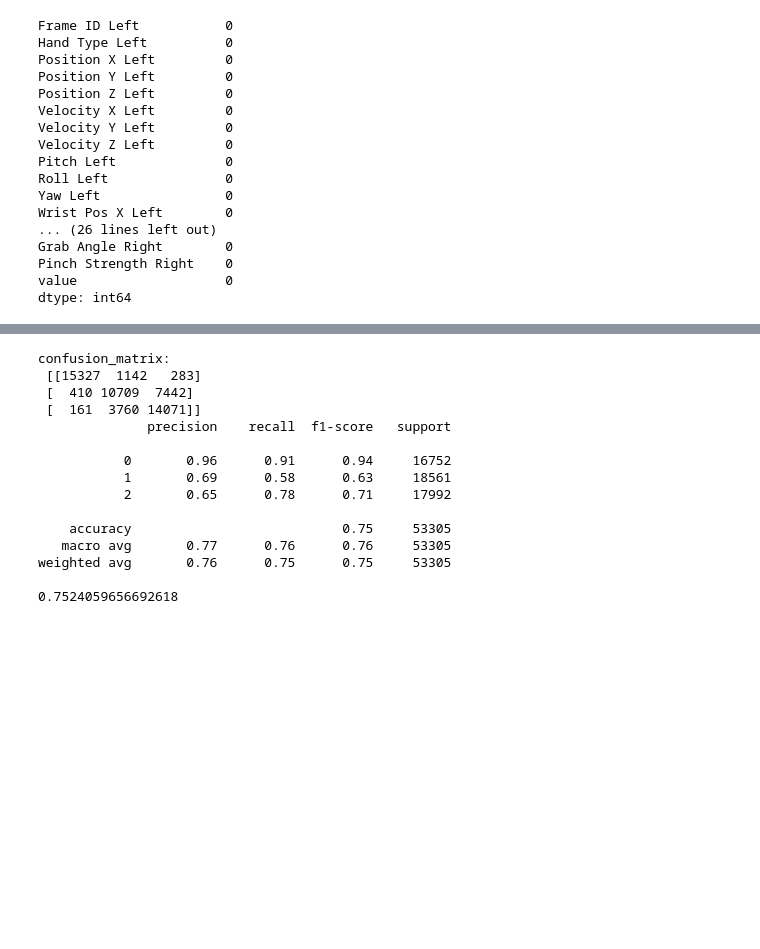
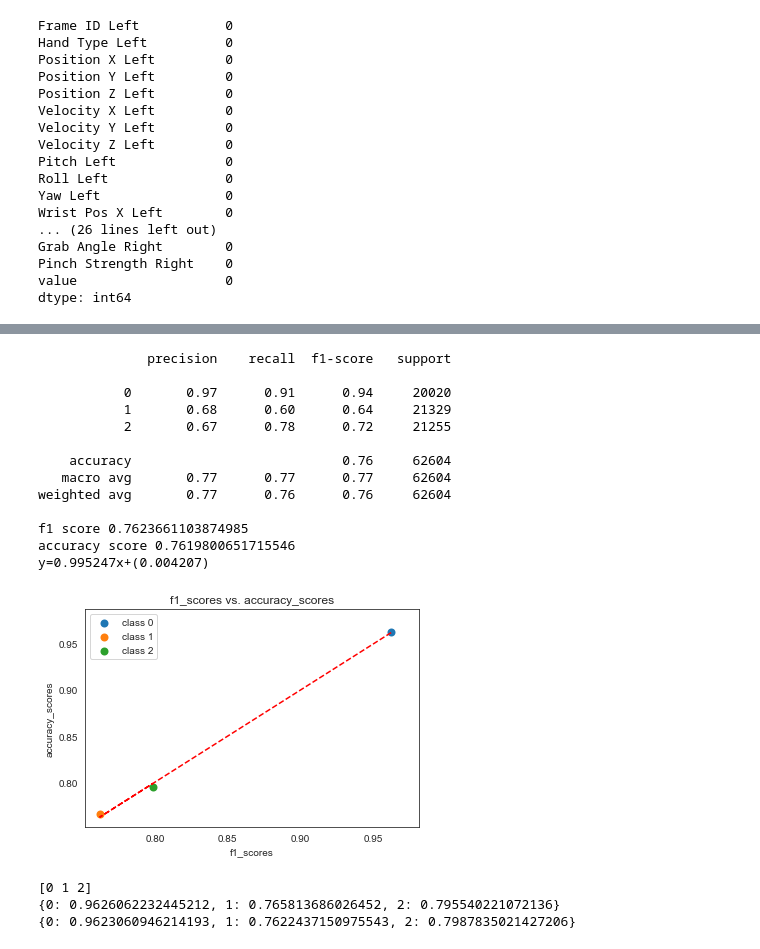
Before and after one commit to MtheEPIC/DataImaging, a Jupyter notebook: Hand_gestures.ipynb, the cells around one changed output, grey strips where cells are left out. Drawn from its saved outputs; the diff is of its cells as text; code cells hidden in the pictures; blank space fills up the shorter version.

```diff
--- a/Hand_gestures.ipynb
+++ b/Hand_gestures.ipynb
@@ -28,5 +28,6 @@ r_hand_path = 'data\\HandRight.csv'
 train_path = 'data\\Training\\*\\*'
 test_path = 'data\\Validation\\*\\*'
 START_DELAY = 7
+model_dict = {}
 # %% [markdown]
 # Funcs
@@ -105,0 +152,9 @@ def mod_df(df, r_hand_df=None):
+# %%
+def score_models(model, model_scores=None, true=None, pred=None):
+    if model_scores is None:
+        model_scores = [f1_score(true, pred, average='micro'), accuracy_score(true, pred)]
+    else:
+        print("Accuracy: {:.2f} (+/- {:.2f})".format(model_scores['test_score'].mean(), model_scores['test_score'].std() * 2))
+        print('Train time: {:.2f} seconds (+/- {:.2f}) for a total of {:.2f} seconds'.format(model_scores['fit_time'].mean(), model_scores['fit_time'].std() * 2, model_scores['fit_time'].sum()))
+        print('Test time: {:.2f} seconds (+/- {:.2f}) for a total of {:.2f} seconds'.format(model_scores['score_time'].mean(), model_scores['score_time'].std() * 2, model_scores['score_time'].sum()))
+    model_dict.update({model: model_scores})
@@ -370,42 +468,32 @@ def ppp():
-# %%
-def evaluate(true, pred):
-#     model_accuracy = roc_auc_score(true, pred)
-#     null_accuracy = roc_auc_score(true, true.replace(1, 0))
-
-#     print("Null AUC Score: {:.5f}".format(null_accuracy))
-#     print("Model AUC Score: {:.5f}".format(model_accuracy))
-
-#     if null_accuracy >= model_accuracy:
-#         print("The model isn't effective")
-# #         return
-#     else:
-#         print("The model is better then a 'dumb' model")
-    print("confusion_matrix:\n", confusion_matrix(true, pred))
-    print(classification_report(true, pred))
-    print(accuracy_score(true, pred))
 # %%
 gnb = GaussianNB()
 
 gnb.fit(X_train_pca, y_train)
-predictions = gnb.predict(X_test_pca)
-evaluate(y_test, predictions)
+predictions = gnb.predict(X_train_pca)
+score_models(gnb, true=y_train, pred=predictions)
+evaluate(y_train, predictions, plot=True)
+
+# predictions = gnb.predict(X_val_pca)
+# evaluate(y_val, predictions)
 
 # gnb_scores = cross_validate(gnb, X_train_pca, y_train, cv=10)
 
 # score_models('GaussianNB', gnb_scores)
 # %% [output]
-confusion_matrix:
- [[15327  1142   283]
- [  410 10709  7442]
- [  161  3760 14071]]
               precision    recall  f1-score   support
 
-           0       0.96      0.91      0.94     16752
-           1       0.69      0.58      0.63     18561
-           2       0.65      0.78      0.71     17992
+           0       0.97      0.91      0.94     20020
+           1       0.68      0.60      0.64     21329
+           2       0.67      0.78      0.72     21255
 
-    accuracy                           0.75     53305
-   macro avg       0.77      0.76      0.76     53305
-weighted avg       0.76      0.75      0.75     53305
+    accuracy                           0.76     62604
+   macro avg       0.77      0.77      0.77     62604
+weighted avg       0.77      0.76      0.76     62604
 
-0.7524059656692618
+f1 score 0.7623661103874985
+accuracy score 0.7619800651715546
+y=0.995247x+(0.004207)
+[figure, added]
+[0 1 2]
+{0: 0.9626062232445212, 1: 0.765813686026452, 2: 0.795540221072136}
+{0: 0.9623060946214193, 1: 0.7622437150975543, 2: 0.7987835021427206}
```
Also changed, not shown: parts of 40 cells of this notebook.
